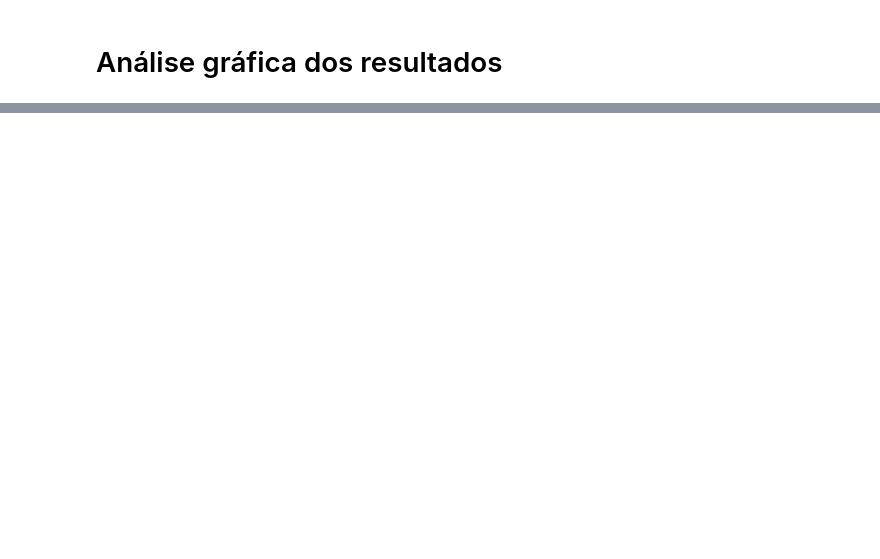
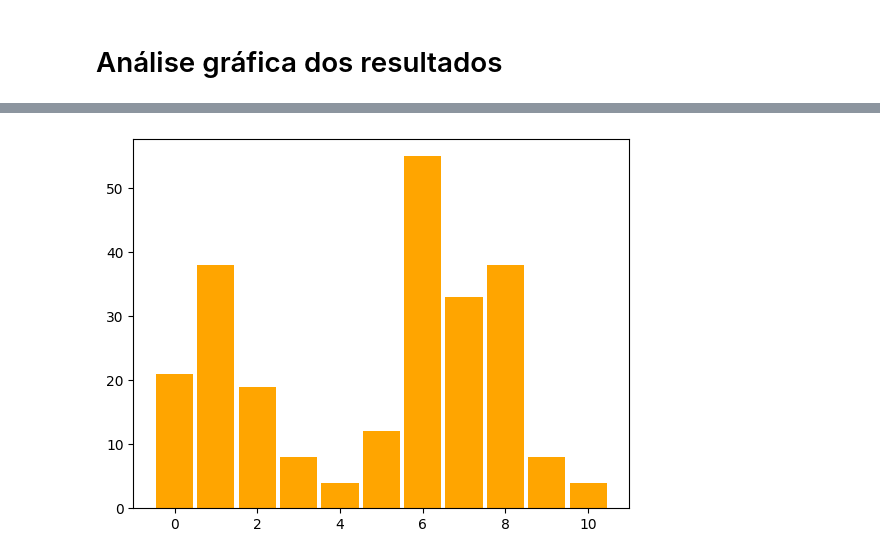
Before and after one commit to gustavochavari/curvature-based-isomap, a Jupyter notebook: experiments/results.ipynb, the cells around one changed output, grey strips where cells are left out. Drawn from its saved outputs; the diff is of its cells as text; code cells hidden in the pictures; blank space fills up the shorter version.

```diff
--- a/experiments/results.ipynb
+++ b/experiments/results.ipynb
@@ -418,0 +656,49 @@ plt.show()
+# %%
+data_metrics = [
+    6, 8, 6, 3, 8, 7,
+    5, 8, 7, 8, 8, 6,
+    4, 8, 1, 1, 8, 0,
+    9, 6, 9, 9, 7, 8,
+    6, 1, 7, 6, 1, 6,
+    10, 7, 3, 7, 6, 2,
+    7, 5, 5, 7, 6, 8,
+    1, 7, 6, 1, 2, 1,
+    6, 6, 0, 0, 6, 3,
+    5, 8, 5, 1, 8, 9,
+    6, 2, 6, 6, 2, 6,
+    8, 2, 8, 8, 7, 8,
+    0, 1, 9, 0, 1, 2,
+    8, 10, 8, 9, 2, 8,
+    6, 1, 8, 6, 8, 7,
+    1, 5, 8, 1, 8, 6,
+    7, 2, 7, 7, 6, 8,
+    6, 2, 1, 6, 2, 8,
+    2, 8, 2, 2, 5, 10,
+    2, 6, 3, 5, 6, 1,
+    1, 1, 1, 8, 1, 3,
+    6, 6, 6, 6, 7, 5,
+    0, 6, 0, 0, 6, 8,
+    2, 6, 7, 7, 6, 3,
+    7, 7, 7, 7, 7, 3,
+    7, 6, 7, 7, 6, 8,
+    6, 0, 0, 6, 1, 7,
+    1, 6, 1, 1, 6, 7,
+    1, 1, 1, 1, 1, 8,
+    7, 6, 7, 7, 6, 3,
+    0, 1, 0, 0, 1, 8,
+    4, 1, 4, 5, 1, 6,
+    6, 0, 6, 6, 10, 7,
+    2, 6, 6, 2, 6, 8,
+    5, 6, 5, 6, 6, 8,
+    0, 8, 0, 9, 8, 9,
+    1, 8, 1, 1, 8, 1,
+    1, 7, 4, 1, 7, 8,
+    0, 6, 0, 0, 6, 0,
+    0, 6, 2, 2, 6, 8
+]
+
+
+plt.hist(data_metrics, bins=range(12), align='left',rwidth=0.9,color='orange')
+plt.show()
+# %% [output]
+[figure, added]
```
Also changed, not shown: parts of 26 cells of this notebook, 11 other files.
